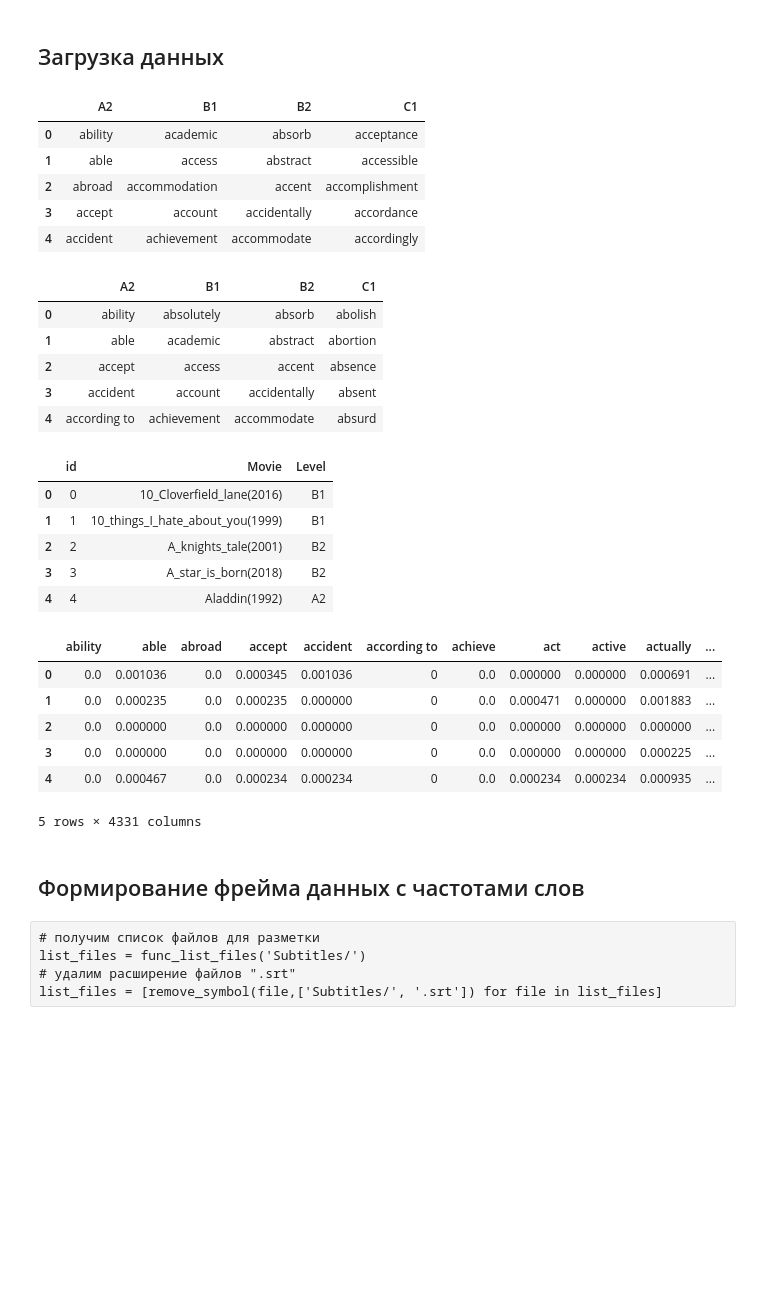
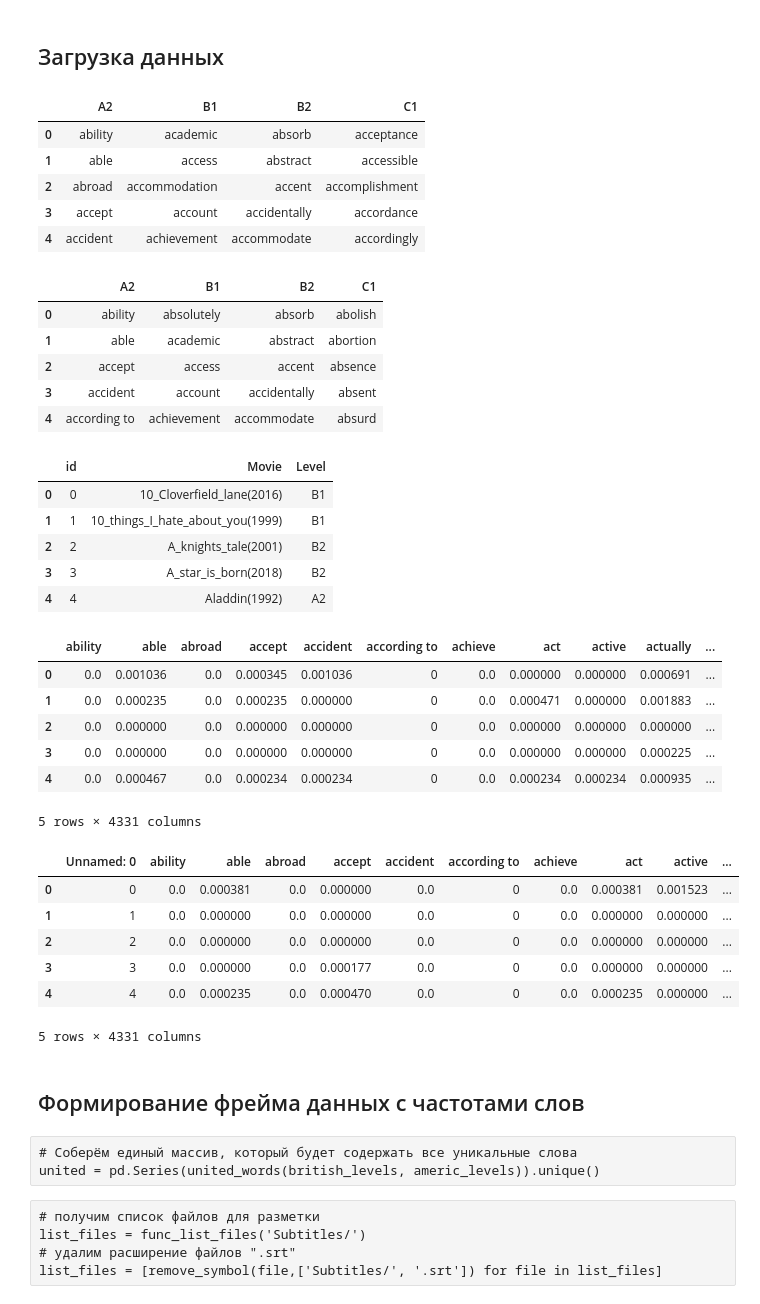
Before and after one commit to Apocalypto2012/English_levels, a Jupyter notebook: English_levels.ipynb, the cells around one changed output. Saved outputs shown, nothing was run; the diff lists cells and outputs as text; code cells hidden in the pictures; blank space fills up the shorter version.

Commit message:
Seventh step. New subtitles were processed, a new data frame was formed and saved to a file.

```diff
--- a/English_levels.ipynb
+++ b/English_levels.ipynb
@@ -431,32 +448,44 @@ CatBoost_model.load_model('model_multiclass')
 
 # загрузим уже размеченный фрейм данных, содержащий масштабированные частоты повторения слов в субтитрах
 data = func_load('origin_data.xlsx')
 display(data.head(5))
+
+# загрузим новый размеченный фрейм данных, содержащий масштабированные частоты повторения слов в субтитрах
+
+new_data = func_load('new_data.xlsx')
+display(new_data.head(5))
 # %% [output]
 |  | A2 | B1 | B2 | C1 |
 | 0 | ability | academic | absorb | acceptance |
 | 1 | able | access | abstract | accessible |
 | 2 | abroad | accommodation | accent | accomplishment |
 | 3 | accept | account | accidentally | accordance |
 | 4 | accident | achievement | accommodate | accordingly |
 |  | A2 | B1 | B2 | C1 |
 | 0 | ability | absolutely | absorb | abolish |
 | 1 | able | academic | abstract | abortion |
 | 2 | accept | access | accent | absence |
 | 3 | accident | account | accidentally | absent |
 | 4 | according to | achievement | accommodate | absurd |
 |  | id | Movie | Level |
 | 0 | 0 | 10_Cloverfield_lane(2016) | B1 |
 | 1 | 1 | 10_things_I_hate_about_you(1999) | B1 |
 | 2 | 2 | A_knights_tale(2001) | B2 |
 | 3 | 3 | A_star_is_born(2018) | B2 |
 | 4 | 4 | Aladdin(1992) | A2 |
 |  | ability | able | abroad | accept | accident | according to | achieve | act | active | actually | ... |
 | 0 | 0.0 | 0.001036 | 0.0 | 0.000345 | 0.001036 | 0 | 0.0 | 0.000000 | 0.000000 | 0.000691 | ... |
 | 1 | 0.0 | 0.000235 | 0.0 | 0.000235 | 0.000000 | 0 | 0.0 | 0.000471 | 0.000000 | 0.001883 | ... |
 | 2 | 0.0 | 0.000000 | 0.0 | 0.000000 | 0.000000 | 0 | 0.0 | 0.000000 | 0.000000 | 0.000000 | ... |
 | 3 | 0.0 | 0.000000 | 0.0 | 0.000000 | 0.000000 | 0 | 0.0 | 0.000000 | 0.000000 | 0.000225 | ... |
 | 4 | 0.0 | 0.000467 | 0.0 | 0.000234 | 0.000234 | 0 | 0.0 | 0.000234 | 0.000234 | 0.000935 | ... |
 5 rows × 4331 columns
+|  | Unnamed: 0 | ability | able | abroad | accept | accident | according to | achieve | act | active | ... |
+| 0 | 0 | 0.0 | 0.000381 | 0.0 | 0.000000 | 0.0 | 0 | 0.0 | 0.000381 | 0.001523 | ... |
+| 1 | 1 | 0.0 | 0.000000 | 0.0 | 0.000000 | 0.0 | 0 | 0.0 | 0.000000 | 0.000000 | ... |
+| 2 | 2 | 0.0 | 0.000000 | 0.0 | 0.000000 | 0.0 | 0 | 0.0 | 0.000000 | 0.000000 | ... |
+| 3 | 3 | 0.0 | 0.000000 | 0.0 | 0.000177 | 0.0 | 0 | 0.0 | 0.000000 | 0.000000 | ... |
+| 4 | 4 | 0.0 | 0.000235 | 0.0 | 0.000470 | 0.0 | 0 | 0.0 | 0.000235 | 0.000000 | ... |
+5 rows × 4331 columns
 # %% [markdown]
 ## Формирование фрейма данных с частотами слов
@@ -466,3 +492,6 @@ united = pd.Series(united_words(british_levels, americ_levels)).unique()
+# %% [raw]
+# Соберём единый массив, который будет содержать все уникальные слова
+united = pd.Series(united_words(british_levels, americ_levels)).unique()
 # %% [raw]
 # получим список файлов для разметки
 list_files = func_list_files('Subtitles/')
```
Also changed, not shown: parts of 23 cells of this notebook, 1 other file.
